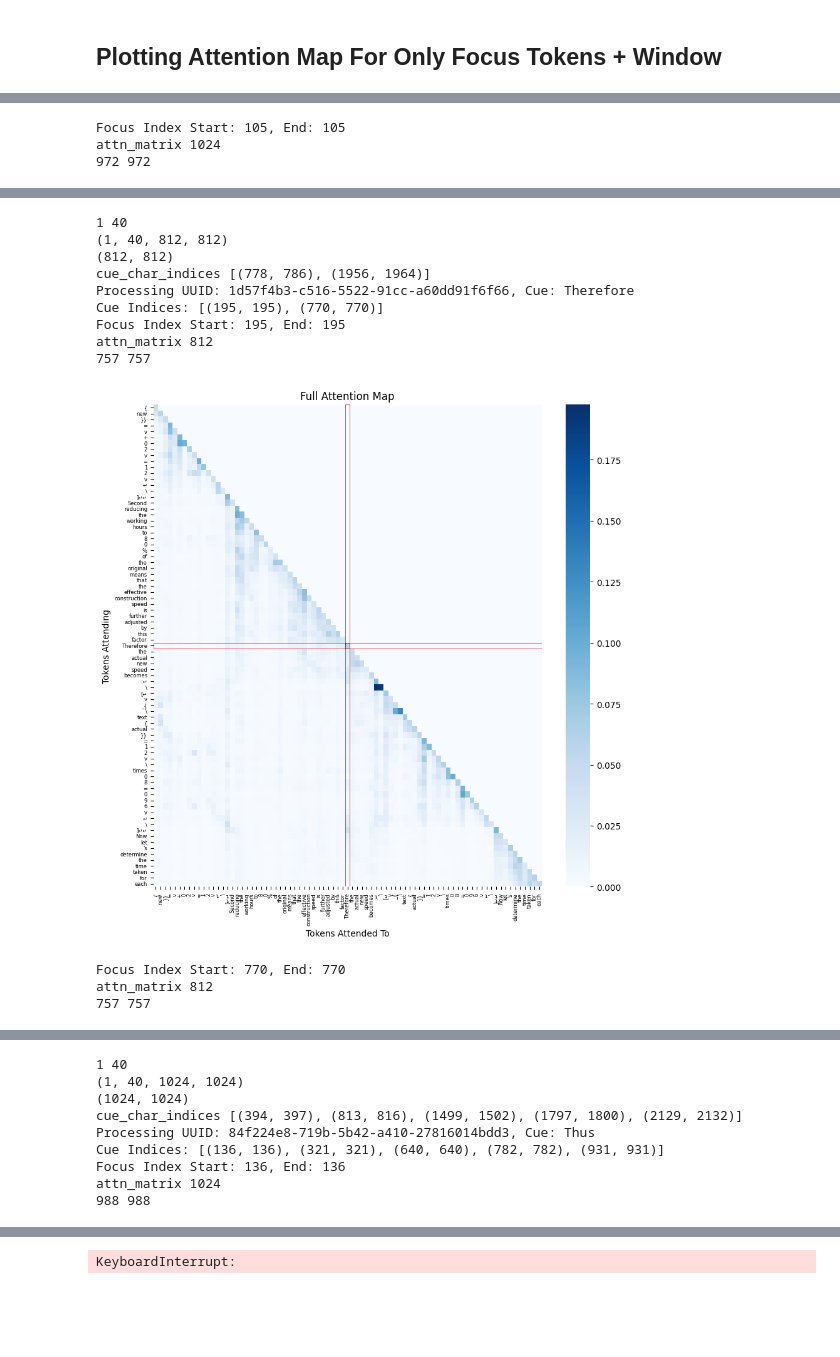
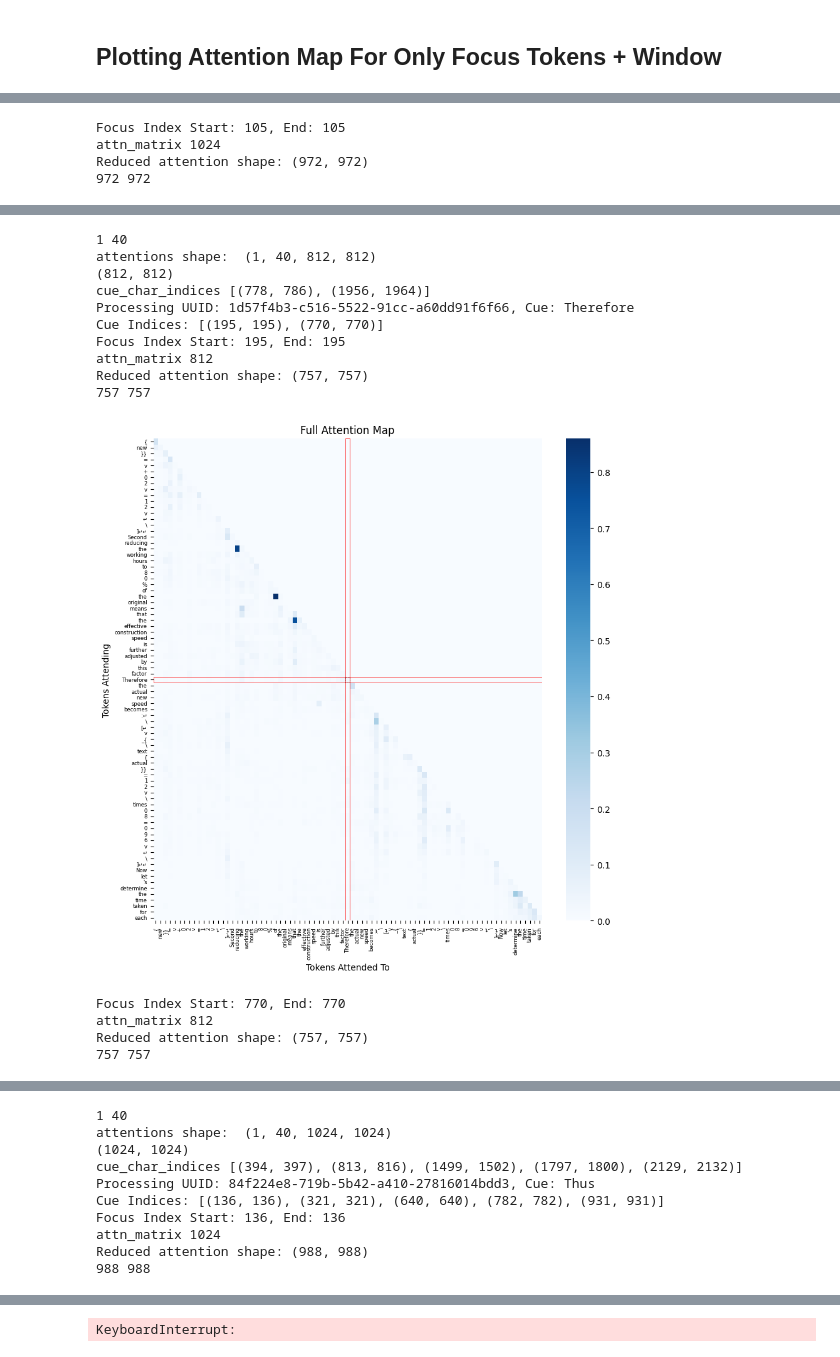
Before and after one commit to dipikakhullar/cot-reasoning, a Jupyter notebook: plotting_cot.ipynb, the cells around one changed output, grey strips where cells are left out. Cells and saved outputs as stored; diff of their text form; code cells hidden in the pictures; blank space fills up the shorter version.

```diff
--- a/plotting_cot.ipynb
+++ b/plotting_cot.ipynb
@@ -403,8 +383,10 @@ for idx, row in sampled_df.iterrows():
     attentions = outputs.attentions[-1]  # Last layer attention
     attentions = attentions.cpu().to(torch.float32).numpy()
     print(len(attentions), len(attentions[0]))
-    print(np.shape(attentions))
-    attn_matrix = attentions[0].mean(axis=0)  # Average over all heads, shape: (1024, 1024)
+    print("attentions shape: ", np.shape(attentions))
+    # attn_matrix = attentions[0].mean(axis=0)  # Average over all heads, shape: (1024, 1024)
+    # attn_matrix = attn_matrix[0]
+    attn_matrix = attentions[0, 0]  # [batch_idx, head_idx, seq_len, seq_len]
     print(np.shape(attn_matrix))
 
 
@@ -456,3 +439,4 @@ attn_matrix 1024
 Focus Index Start: 105, End: 105
 attn_matrix 1024
+Reduced attention shape: (972, 972)
 972 972
@@ -460,13 +444,15 @@ attn_matrix 1024
 1 40
-(1, 40, 812, 812)
+attentions shape:  (1, 40, 812, 812)
 (812, 812)
 cue_char_indices [(778, 786), (1956, 1964)]
 Processing UUID: 1d57f4b3-c516-5522-91cc-a60dd91f6f66, Cue: Therefore
 Cue Indices: [(195, 195), (770, 770)]
 Focus Index Start: 195, End: 195
 attn_matrix 812
+Reduced attention shape: (757, 757)
 757 757
-[figure, old version]
+[figure, new version]
 Focus Index Start: 770, End: 770
 attn_matrix 812
+Reduced attention shape: (757, 757)
 757 757
@@ -474,9 +460,10 @@ attn_matrix 812
 1 40
-(1, 40, 1024, 1024)
+attentions shape:  (1, 40, 1024, 1024)
 (1024, 1024)
 cue_char_indices [(394, 397), (813, 816), (1499, 1502), (1797, 1800), (2129, 2132)]
 Processing UUID: 84f224e8-719b-5b42-a410-27816014bdd3, Cue: Thus
 Cue Indices: [(136, 136), (321, 321), (640, 640), (782, 782), (931, 931)]
 Focus Index Start: 136, End: 136
 attn_matrix 1024
+Reduced attention shape: (988, 988)
 988 988
```
Also changed, not shown: parts of 12 cells of this notebook, 34 other files.
